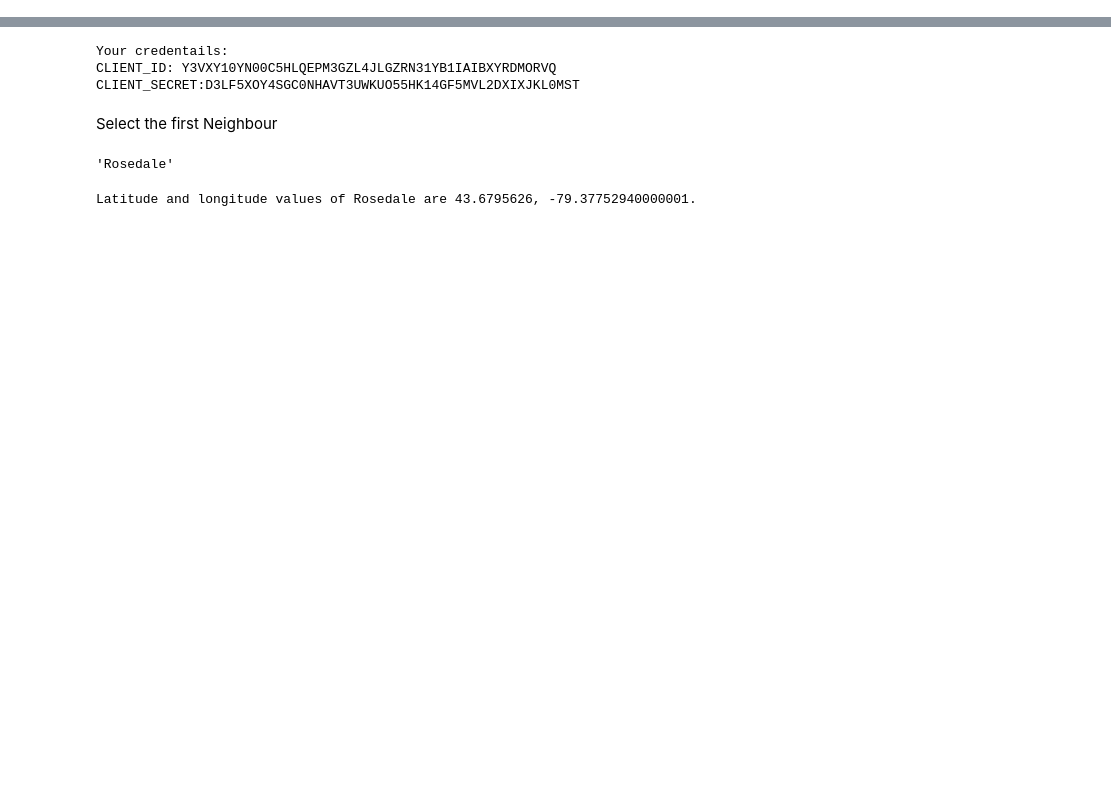
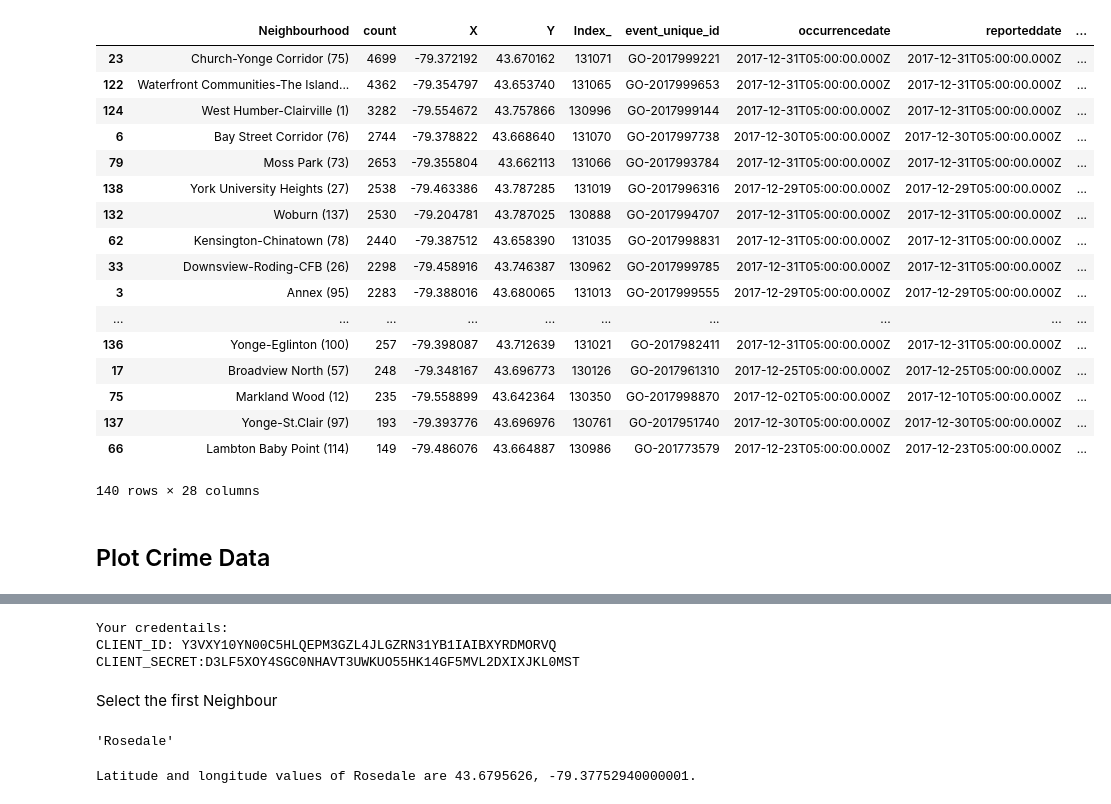
Before and after one commit to sandeepwani/Coursera_Capstone, a Jupyter notebook: Totonto_postcode_final_exercise.ipynb, the cells around one changed output, grey strips where cells are left out. Drawn from its saved outputs; the diff is of its cells as text; code cells hidden in the pictures; blank space fills up the shorter version.

```diff
--- a/Totonto_postcode_final_exercise.ipynb
+++ b/Totonto_postcode_final_exercise.ipynb
@@ -96,0 +57,9 @@ df_t
+# %%
+crimes_tdf = pd.read_csv("MCI_2014_to_2017.csv")
+# %%
+crimes_grp = crimes_tdf.groupby(['Neighbourhood']).size().reset_index(name='count')
+# %%
+crimes_max = crimes_tdf.groupby(['Neighbourhood']).max()
+# %%
+crimes_merged = pd.merge(crimes_grp,crimes_max,
+                  how='inner', left_on=['Neighbourhood'], right_on = ['Neighbourhood'])
@@ -96,0 +79,23 @@ df_t
+# %%
+crimes_merged.sort_values(['count'],ascending=False)
+# %% [output]
+|  | Neighbourhood | count | X | Y | Index_ | event_unique_id | occurrencedate | reporteddate | ... |
+| 23 | Church-Yonge Corridor (75) | 4699 | -79.372192 | 43.670162 | 131071 | GO-2017999221 | 2017-12-31T05:00:00.000Z | 2017-12-31T05:00:00.000Z | ... |
+| 122 | Waterfront Communities-The Island... | 4362 | -79.354797 | 43.653740 | 131065 | GO-2017999653 | 2017-12-31T05:00:00.000Z | 2017-12-31T05:00:00.000Z | ... |
+| 124 | West Humber-Clairville (1) | 3282 | -79.554672 | 43.757866 | 130996 | GO-2017999144 | 2017-12-31T05:00:00.000Z | 2017-12-31T05:00:00.000Z | ... |
+| 6 | Bay Street Corridor (76) | 2744 | -79.378822 | 43.668640 | 131070 | GO-2017997738 | 2017-12-30T05:00:00.000Z | 2017-12-30T05:00:00.000Z | ... |
+| 79 | Moss Park (73) | 2653 | -79.355804 | 43.662113 | 131066 | GO-2017993784 | 2017-12-31T05:00:00.000Z | 2017-12-31T05:00:00.000Z | ... |
+| 138 | York University Heights (27) | 2538 | -79.463386 | 43.787285 | 131019 | GO-2017996316 | 2017-12-29T05:00:00.000Z | 2017-12-29T05:00:00.000Z | ... |
+| 132 | Woburn (137) | 2530 | -79.204781 | 43.787025 | 130888 | GO-2017994707 | 2017-12-31T05:00:00.000Z | 2017-12-31T05:00:00.000Z | ... |
+| 62 | Kensington-Chinatown (78) | 2440 | -79.387512 | 43.658390 | 131035 | GO-2017998831 | 2017-12-31T05:00:00.000Z | 2017-12-31T05:00:00.000Z | ... |
+| 33 | Downsview-Roding-CFB (26) | 2298 | -79.458916 | 43.746387 | 130962 | GO-2017999785 | 2017-12-31T05:00:00.000Z | 2017-12-31T05:00:00.000Z | ... |
+| 3 | Annex (95) | 2283 | -79.388016 | 43.680065 | 131013 | GO-2017999555 | 2017-12-29T05:00:00.000Z | 2017-12-29T05:00:00.000Z | ... |
+| ... | ... | ... | ... | ... | ... | ... | ... | ... | ... |
+| 136 | Yonge-Eglinton (100) | 257 | -79.398087 | 43.712639 | 131021 | GO-2017982411 | 2017-12-31T05:00:00.000Z | 2017-12-31T05:00:00.000Z | ... |
+| 17 | Broadview North (57) | 248 | -79.348167 | 43.696773 | 130126 | GO-2017961310 | 2017-12-25T05:00:00.000Z | 2017-12-25T05:00:00.000Z | ... |
+| 75 | Markland Wood (12) | 235 | -79.558899 | 43.642364 | 130350 | GO-2017998870 | 2017-12-02T05:00:00.000Z | 2017-12-10T05:00:00.000Z | ... |
+| 137 | Yonge-St.Clair (97) | 193 | -79.393776 | 43.696976 | 130761 | GO-2017951740 | 2017-12-30T05:00:00.000Z | 2017-12-30T05:00:00.000Z | ... |
+| 66 | Lambton Baby Point (114) | 149 | -79.486076 | 43.664887 | 130986 | GO-201773579 | 2017-12-23T05:00:00.000Z | 2017-12-23T05:00:00.000Z | ... |
+140 rows × 28 columns
+# %% [markdown]
+## Plot Crime Data
```
Also changed, not shown: parts of 36 cells of this notebook, 2 other files.
